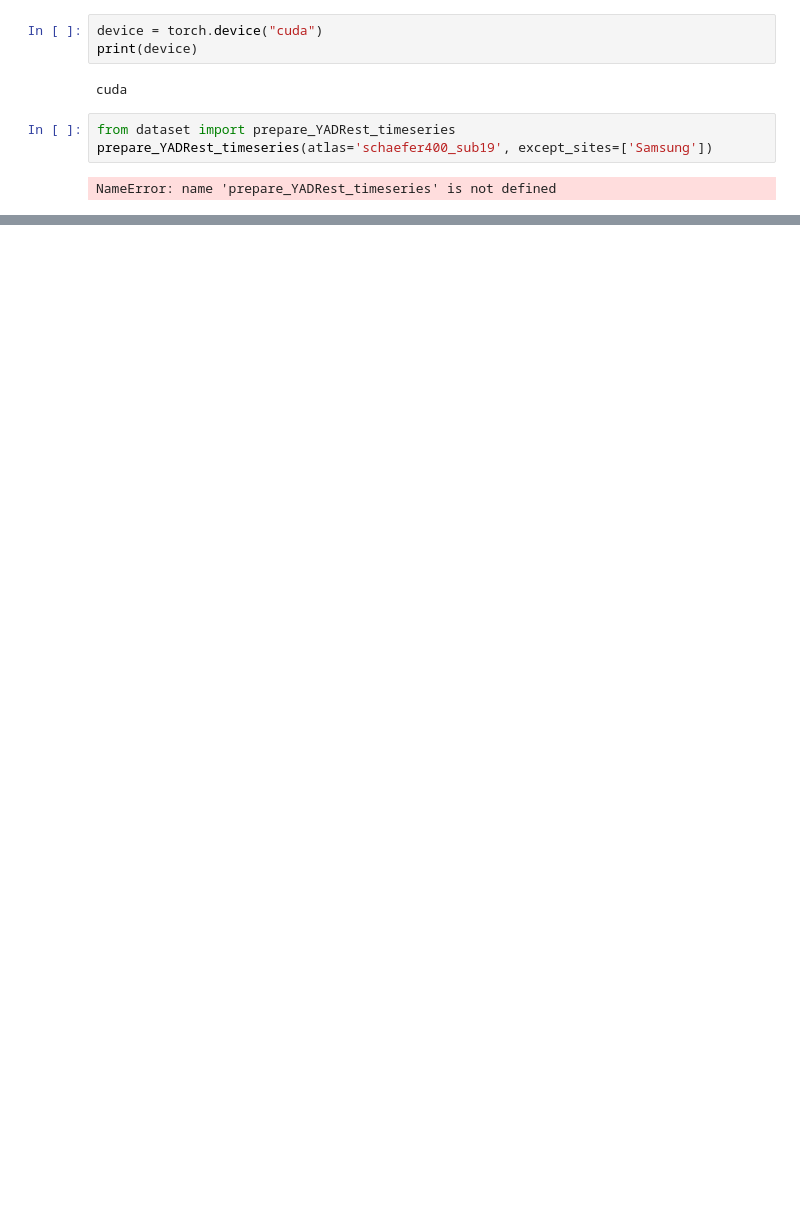
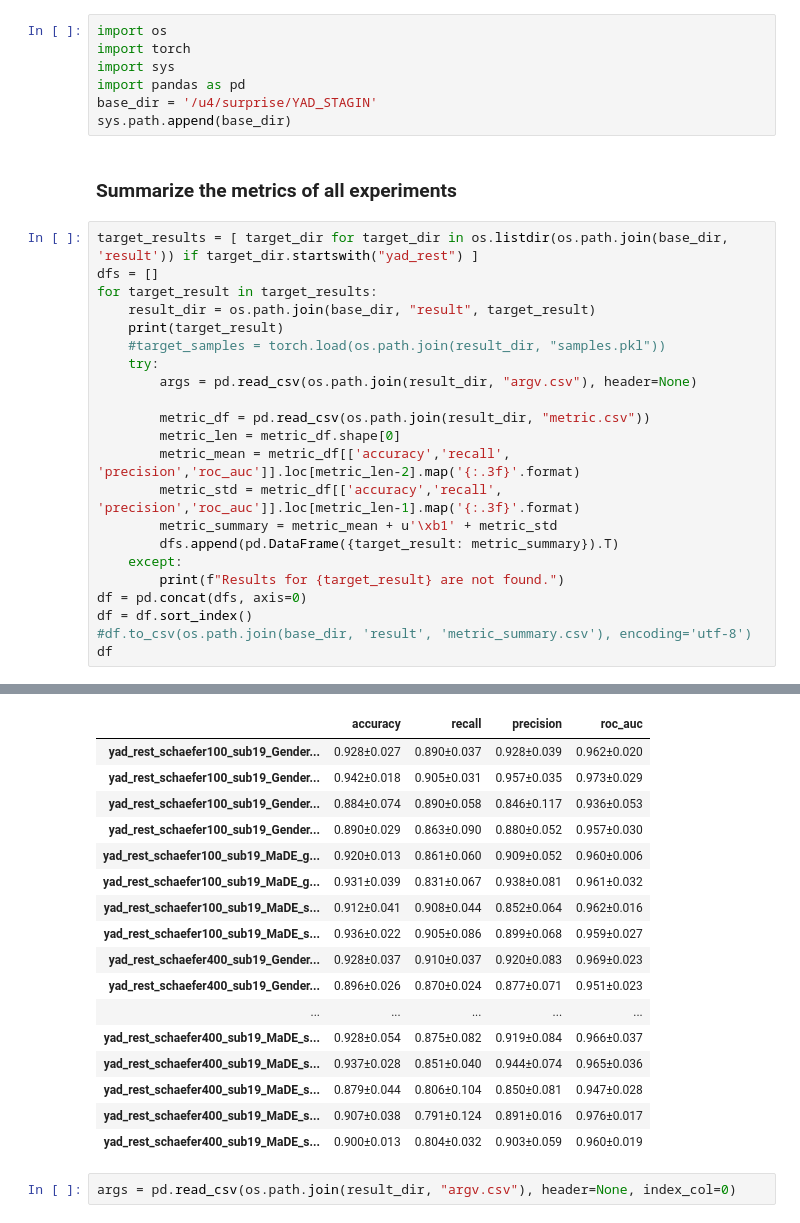
Before and after one commit to ytrewq271828/YAD_STAGIN, a Jupyter notebook: examples/view_results.ipynb, the cells around one changed output, grey strips where cells are left out. Drawn from its saved outputs; the diff is of its cells as text; blank space fills up the shorter version.

Commit message:
add performance table

```diff
--- a/examples/view_results.ipynb
+++ b/examples/view_results.ipynb
@@ -26,10 +1,32 @@ torch.load(target_path)
-# %%
-device = torch.device("cuda")
-print(device)
-# %% [output]
-cuda
-# %%
-from dataset import prepare_YADRest_timeseries
-prepare_YADRest_timeseries(atlas='schaefer400_sub19', except_sites=['Samsung'])
-# %% [output]
-NameError: name 'prepare_YADRest_timeseries' is not defined
+# %%
+import os
+import torch
+import sys
+import pandas as pd
+base_dir = '/u4/surprise/YAD_STAGIN'
+sys.path.append(base_dir)
+# %% [markdown]
+### Summarize the metrics of all experiments
+# %%
+target_results = [ target_dir for target_dir in os.listdir(os.path.join(base_dir, 'result')) if target_dir.startswith("yad_rest") ]
+dfs = []
+for target_result in target_results:
+    result_dir = os.path.join(base_dir, "result", target_result)
+    print(target_result)
+    #target_samples = torch.load(os.path.join(result_dir, "samples.pkl"))
+    try:
+        args = pd.read_csv(os.path.join(result_dir, "argv.csv"), header=None)
+
+        metric_df = pd.read_csv(os.path.join(result_dir, "metric.csv"))
+        metric_len = metric_df.shape[0]
+        metric_mean = metric_df[['accuracy','recall', 'precision','roc_auc']].loc[metric_len-2].map('{:.3f}'.format)
+        metric_std = metric_df[['accuracy','recall', 'precision','roc_auc']].loc[metric_len-1].map('{:.3f}'.format)
+        metric_summary = metric_mean + u'\xb1' + metric_std
+        dfs.append(pd.DataFrame({target_result: metric_summary}).T)
+    except:
+        print(f"Results for {target_result} are not found.")
+df = pd.concat(dfs, axis=0)
+df = df.sort_index()
+#df.to_csv(os.path.join(base_dir, 'result', 'metric_summary.csv'), encoding='utf-8')
+df
+# %% [output]
@@ -35,0 +50,19 @@ NameError: name 'prepare_YADRest_timeseries' is not defined
+|  | accuracy | recall | precision | roc_auc |
+| yad_rest_schaefer100_sub19_Gender... | 0.928±0.027 | 0.890±0.037 | 0.928±0.039 | 0.962±0.020 |
+| yad_rest_schaefer100_sub19_Gender... | 0.942±0.018 | 0.905±0.031 | 0.957±0.035 | 0.973±0.029 |
+| yad_rest_schaefer100_sub19_Gender... | 0.884±0.074 | 0.890±0.058 | 0.846±0.117 | 0.936±0.053 |
+| yad_rest_schaefer100_sub19_Gender... | 0.890±0.029 | 0.863±0.090 | 0.880±0.052 | 0.957±0.030 |
+| yad_rest_schaefer100_sub19_MaDE_g... | 0.920±0.013 | 0.861±0.060 | 0.909±0.052 | 0.960±0.006 |
+| yad_rest_schaefer100_sub19_MaDE_g... | 0.931±0.039 | 0.831±0.067 | 0.938±0.081 | 0.961±0.032 |
+| yad_rest_schaefer100_sub19_MaDE_s... | 0.912±0.041 | 0.908±0.044 | 0.852±0.064 | 0.962±0.016 |
+| yad_rest_schaefer100_sub19_MaDE_s... | 0.936±0.022 | 0.905±0.086 | 0.899±0.068 | 0.959±0.027 |
+| yad_rest_schaefer400_sub19_Gender... | 0.928±0.037 | 0.910±0.037 | 0.920±0.083 | 0.969±0.023 |
+| yad_rest_schaefer400_sub19_Gender... | 0.896±0.026 | 0.870±0.024 | 0.877±0.071 | 0.951±0.023 |
+| ... | ... | ... | ... | ... |
+| yad_rest_schaefer400_sub19_MaDE_s... | 0.928±0.054 | 0.875±0.082 | 0.919±0.084 | 0.966±0.037 |
+| yad_rest_schaefer400_sub19_MaDE_s... | 0.937±0.028 | 0.851±0.040 | 0.944±0.074 | 0.965±0.036 |
+| yad_rest_schaefer400_sub19_MaDE_s... | 0.879±0.044 | 0.806±0.104 | 0.850±0.081 | 0.947±0.028 |
+| yad_rest_schaefer400_sub19_MaDE_s... | 0.907±0.038 | 0.791±0.124 | 0.891±0.016 | 0.976±0.017 |
+| yad_rest_schaefer400_sub19_MaDE_s... | 0.900±0.013 | 0.804±0.032 | 0.903±0.059 | 0.960±0.019 |
+# %%
+args = pd.read_csv(os.path.join(result_dir, "argv.csv"), header=None, index_col=0)
```
Also changed, not shown: parts of 5 cells of this notebook, 13 other files.
